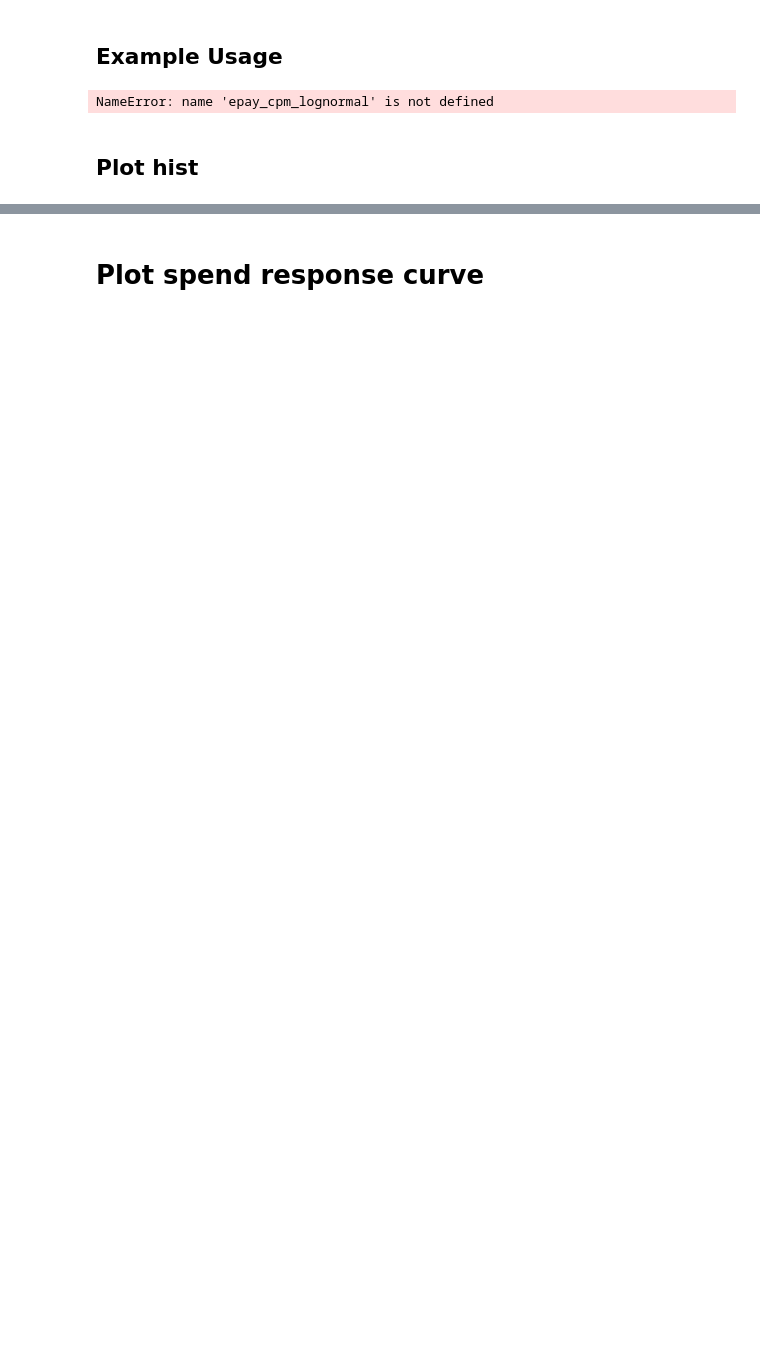
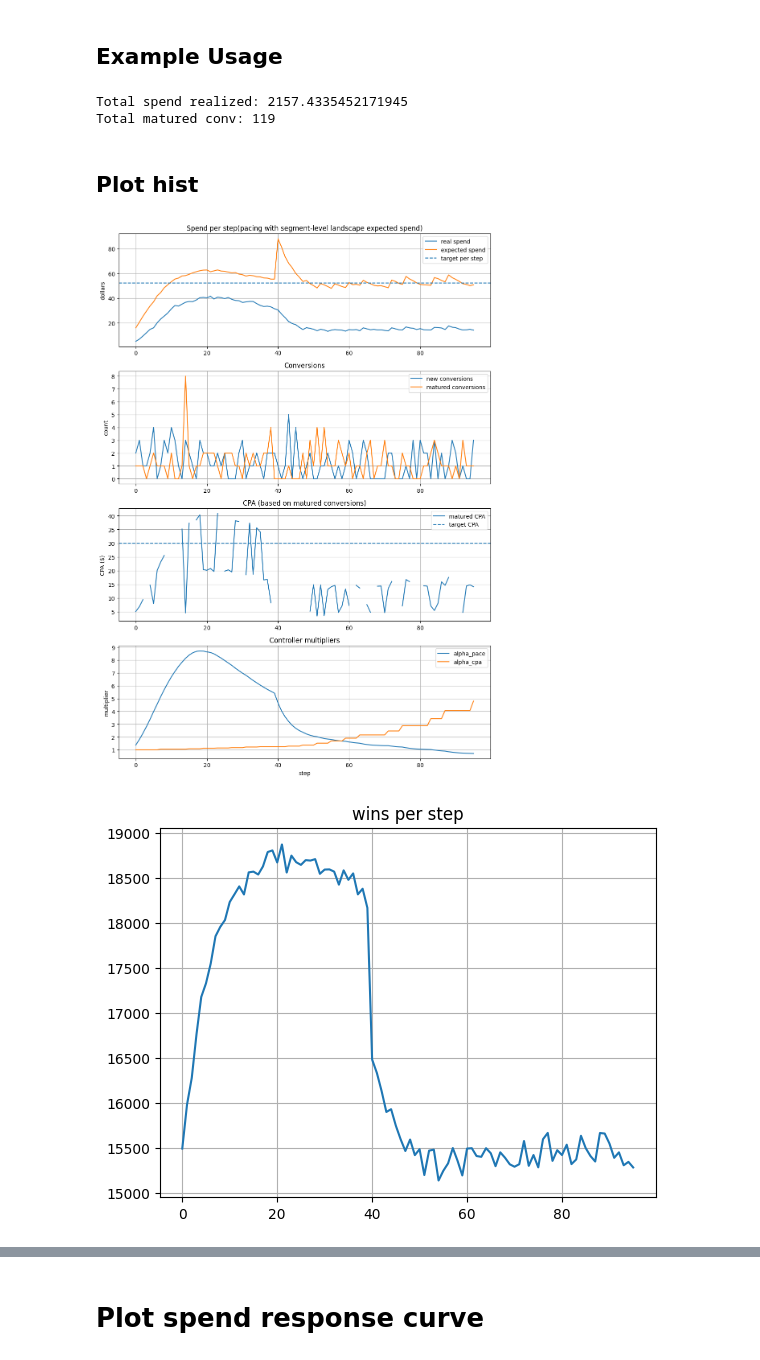
Before and after one commit to xuyang1220/bid-landscape, a Jupyter notebook: notebooks/bid_landsacpe.ipynb, the cells around one changed output, grey strips where cells are left out. Drawn from its saved outputs; the diff is of its cells as text; code cells hidden in the pictures; blank space fills up the shorter version.

Commit message:
Add segment mix-shift shock simulation.

```diff
--- a/notebooks/bid_landsacpe.ipynb
+++ b/notebooks/bid_landsacpe.ipynb
@@ -1233,0 +1315,8 @@ for s in range(S):
+# %%
+med_cpm, seg_cnt = segment_price_stats(seg_id, sim["market_price_cpm"])
+# rank segments by price
+rank = np.argsort(med_cpm)  # cheap -> expensive
+expensive_set = set(rank[int(0.7 * len(rank)) :])  # top 30% expensive
+cheap_set = set(rank[: int(0.3 * len(rank))]) # bottom 30%
+print(med_cpm, seg_cnt)
+print(expensive_set, cheap_set)
@@ -1249,34 +1356,41 @@ hist = run_bidding_loop(
     pconv_hat=p_hat,
     mu_by_seg=mu_by_seg,
     sigma_by_seg=sigma_by_seg,
-    budget_total_dollars=6000.0,
+    mu_global=mu_global,
+    sigma_global=sigma_global,
+    budget_total_dollars=5000.0,
     target_cpa_dollars=30.0,
     steps=96,
     imps_per_step=30_000,
-    pace_use_expected_spend=False,  # start with realized
+    pace_use_expected_spend=True,  # start with realized
+    pace_use_global_exp_s=False,
     # shock
     # price_shock_step=40,
     # price_shock_mult=2.0,
-    traffic_shock_step=40,
-    traffic_shock_mult=2.0,
+    # traffic_shock_step=40,
+    # traffic_shock_mult=2.0,
+    mix_shift_step=40,
+    mix_shift_strength=0.9,
+    expensive_set=expensive_set,
 )
 print("Total spend realized:", sum(hist["spend_real"]))
 print("Total matured conv:", sum(hist["convs_matured"]))
 # %% [output]
-NameError: name 'epay_cpm_lognormal' is not defined
+Total spend realized: 2157.4335452171945
+Total matured conv: 119
 # %% [markdown]
 ## Plot hist
 # %%
 import numpy as np
 import matplotlib.pyplot as plt
 
-def plot_simulator_hist(hist, budget_total=None, target_cpa=None):
+def plot_simulator_hist(hist, budget_total=None, target_cpa=None, pace_use_global_exp_s=False):
 
     T = len(hist["alpha_pace"])
     steps = np.arange(T)
 
     spend_real = np.array(hist["spend_real"])
-    spend_exp  = np.array(hist["spend_exp"])
+    spend_exp  = np.array(hist["spend_exp"]) if not pace_use_global_exp_s else np.array(hist["spend_global_exp"])
     conv_new   = np.array(hist["convs_new"])
     conv_mat   = np.array(hist["convs_matured"])
     cpa_mat    = np.array(hist["cpa_matured"])
@@ -1297,10 +1411,11 @@ def plot_simulator_hist(hist, budget_total=None, target_cpa=None):
         target_step = budget_total / T
         axs[0].axhline(target_step, linestyle="--", label="target per step")
 
-    axs[0].set_title("Spend per step")
+    axs[0].set_title("Spend per step(pacing with segment-level landscape expected spend)")
     axs[0].set_ylabel("dollars")
     axs[0].legend()
     axs[0].grid(True)
+
 
     # -----------------------------
     # Conversions
@@ -1333,31 +1448,34 @@ def plot_simulator_hist(hist, budget_total=None, target_cpa=None):
     axs[3].plot(steps, alpha_cpa, label="alpha_cpa")
 
     axs[3].set_title("Controller multipliers")
     axs[3].set_ylabel("multiplier")
     axs[3].set_xlabel("step")
     axs[3].legend()
     axs[3].grid(True)
 
     plt.tight_layout()
     plt.show()
 
 plot_simulator_hist(
     hist,
-    budget_total=6000,
+    budget_total=5000,
     target_cpa=30
 )
 
 # Win rate
 plt.figure()
 plt.plot(hist["wins"])
 plt.title("wins per step")
 plt.grid(True)
 
 # Cumulative spend
 cum_spend = np.cumsum(hist["spend_real"])
 
 plt.figure()
 plt.plot(cum_spend)
 plt.title("cumulative spend")
 plt.ylabel("$")
 plt.grid(True)
+# %% [output]
+[figure, added]
+[figure, added]
```
Also changed, not shown: parts of 21 cells of this notebook, 1 other file.
